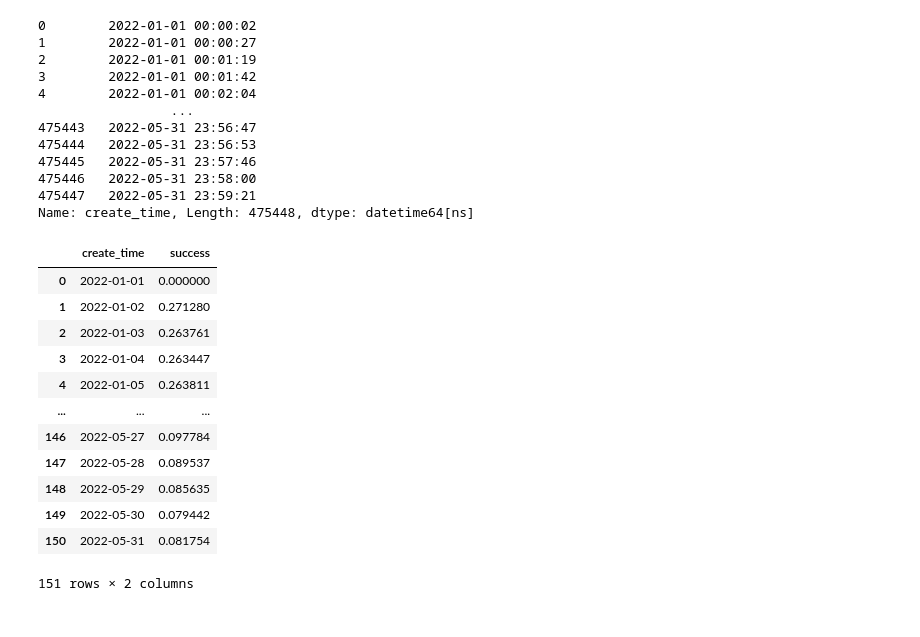
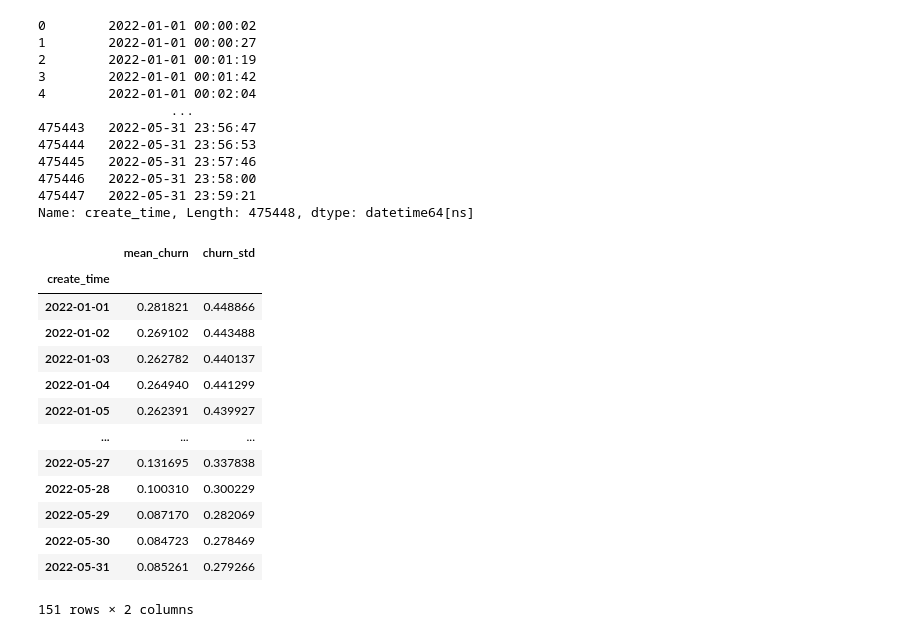
Before and after one commit to bdclow/Capstone, a Jupyter notebook: eda_notebooks/SuccessRatesTimeSeries.ipynb, the cells around one changed output. Drawn from its saved outputs; the diff is of its cells as text; code cells hidden in the pictures.

```diff
--- a/eda_notebooks/SuccessRatesTimeSeries.ipynb
+++ b/eda_notebooks/SuccessRatesTimeSeries.ipynb
@@ -32,25 +33,38 @@ combined.create_time
 475447   2022-05-31 23:59:21
 Name: create_time, Length: 475448, dtype: datetime64[ns]
 # %%
-create_time_viz = combined[["create_time", "success"]]\
+# Rolling average of churn rate
+rolling = combined[["create_time", "success"]]\
     .set_index("create_time")\
-    .rolling('3d')\
+    .rolling('5d')
+
+create_time_viz = rolling\
     .mean()\
     .resample('1d')\
-    .first()
+    .mean()
 
-create_time_viz.reset_index()
+std = rolling\
+    .std(ddof=0)\
+    .resample('1d')\
+    .mean()
+
+create_time_viz = pd.DataFrame(create_time_viz)
+create_time_viz = create_time_viz.rename(columns={"success":"mean_churn"})
+create_time_viz["churn_std"] = std
+
+create_time_viz
 # %% [output]
-|  | create_time | success |
-| 0 | 2022-01-01 | 0.000000 |
-| 1 | 2022-01-02 | 0.271280 |
-| 2 | 2022-01-03 | 0.263761 |
-| 3 | 2022-01-04 | 0.263447 |
-| 4 | 2022-01-05 | 0.263811 |
+|  | mean_churn | churn_std |
+| create_time |  |  |
+| 2022-01-01 | 0.281821 | 0.448866 |
+| 2022-01-02 | 0.269102 | 0.443488 |
+| 2022-01-03 | 0.262782 | 0.440137 |
+| 2022-01-04 | 0.264940 | 0.441299 |
+| 2022-01-05 | 0.262391 | 0.439927 |
 | ... | ... | ... |
-| 146 | 2022-05-27 | 0.097784 |
-| 147 | 2022-05-28 | 0.089537 |
-| 148 | 2022-05-29 | 0.085635 |
-| 149 | 2022-05-30 | 0.079442 |
-| 150 | 2022-05-31 | 0.081754 |
+| 2022-05-27 | 0.131695 | 0.337838 |
+| 2022-05-28 | 0.100310 | 0.300229 |
+| 2022-05-29 | 0.087170 | 0.282069 |
+| 2022-05-30 | 0.084723 | 0.278469 |
+| 2022-05-31 | 0.085261 | 0.279266 |
 151 rows × 2 columns
```
Also changed, not shown: parts of 10 cells of this notebook, 1 other file.
